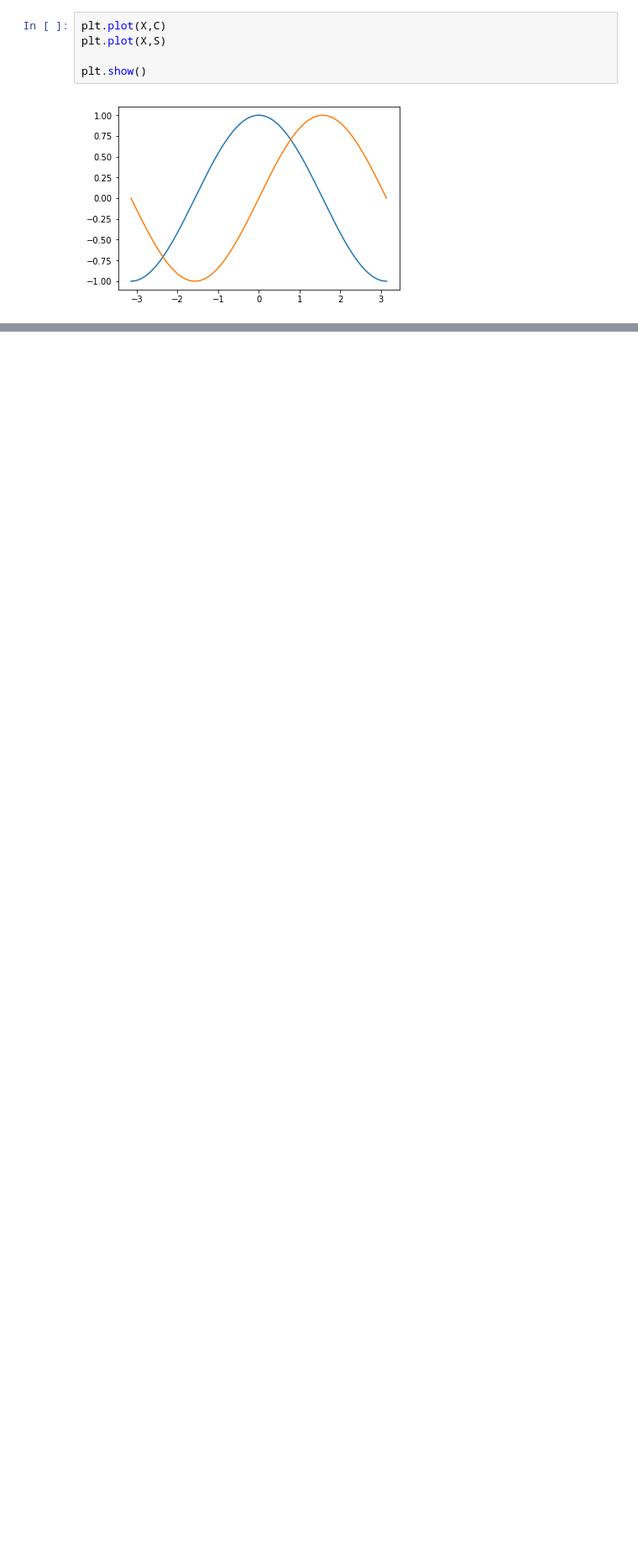
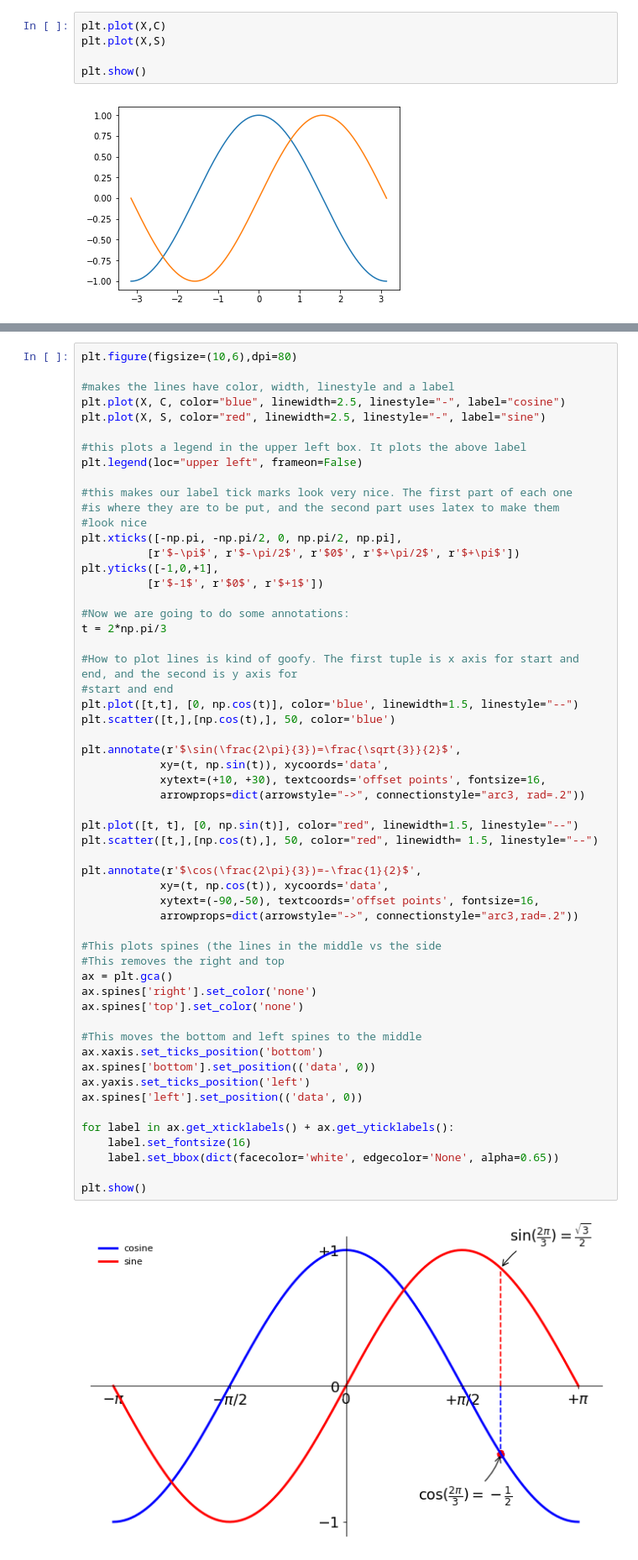
Before and after one commit to JohnHadish/hort503, a Jupyter notebook: Assignment09/Assignment09_1.ipynb, the cells around one changed output, grey strips where cells are left out. Shown: that part at 84% size. Drawn from its saved outputs; the diff is of its cells as text; blank space fills up the shorter version.

```diff
--- a/Assignment09/Assignment09_1.ipynb
+++ b/Assignment09/Assignment09_1.ipynb
@@ -25,0 +50,58 @@ C, S = np.cos(X), np.sin(X)
+# %%
+plt.figure(figsize=(10,6),dpi=80)
+
+#makes the lines have color, width, linestyle and a label
+plt.plot(X, C, color="blue", linewidth=2.5, linestyle="-", label="cosine")
+plt.plot(X, S, color="red", linewidth=2.5, linestyle="-", label="sine")
+
+#this plots a legend in the upper left box. It plots the above label
+plt.legend(loc="upper left", frameon=False)
+
+#this makes our label tick marks look very nice. The first part of each one
+#is where they are to be put, and the second part uses latex to make them
+#look nice
+plt.xticks([-np.pi, -np.pi/2, 0, np.pi/2, np.pi],
+          [r'$-\pi$', r'$-\pi/2$', r'$0$', r'$+\pi/2$', r'$+\pi$'])
+plt.yticks([-1,0,+1],
+          [r'$-1$', r'$0$', r'$+1$'])
+
+#Now we are going to do some annotations:
+t = 2*np.pi/3
+
+#How to plot lines is kind of goofy. The first tuple is x axis for start and end, and the second is y axis for
+#start and end
+plt.plot([t,t], [0, np.cos(t)], color='blue', linewidth=1.5, linestyle="--")
+plt.scatter([t,],[np.cos(t),], 50, color='blue')
+
+plt.annotate(r'$\sin(\frac{2\pi}{3})=\frac{\sqrt{3}}{2}$',
+            xy=(t, np.sin(t)), xycoords='data',
+            xytext=(+10, +30), textcoords='offset points', fontsize=16,
+            arrowprops=dict(arrowstyle="->", connectionstyle="arc3, rad=.2"))
+
+plt.plot([t, t], [0, np.sin(t)], color="red", linewidth=1.5, linestyle="--")
+plt.scatter([t,],[np.cos(t),], 50, color="red", linewidth= 1.5, linestyle="--")
+
+plt.annotate(r'$\cos(\frac{2\pi}{3})=-\frac{1}{2}$',
+            xy=(t, np.cos(t)), xycoords='data',
+            xytext=(-90,-50), textcoords='offset points', fontsize=16,
+            arrowprops=dict(arrowstyle="->", connectionstyle="arc3,rad=.2"))
+
+#This plots spines (the lines in the middle vs the side
+#This removes the right and top
+ax = plt.gca()
+ax.spines['right'].set_color('none')
+ax.spines['top'].set_color('none')
+
+#This moves the bottom and left spines to the middle
+ax.xaxis.set_ticks_position('bottom')
+ax.spines['bottom'].set_position(('data', 0))
+ax.yaxis.set_ticks_position('left')
+ax.spines['left'].set_position(('data', 0))
+
+for label in ax.get_xticklabels() + ax.get_yticklabels():
+    label.set_fontsize(16)
+    label.set_bbox(dict(facecolor='white', edgecolor='None', alpha=0.65))
+
+plt.show()
+# %% [output]
+[figure, added]
```
Also changed, not shown: parts of 5 cells of this notebook, 2 other files.
